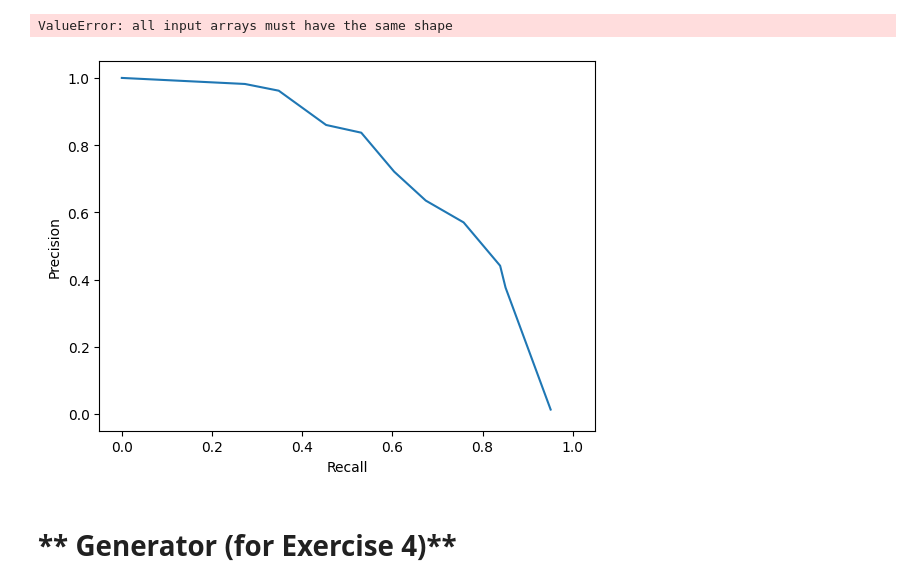
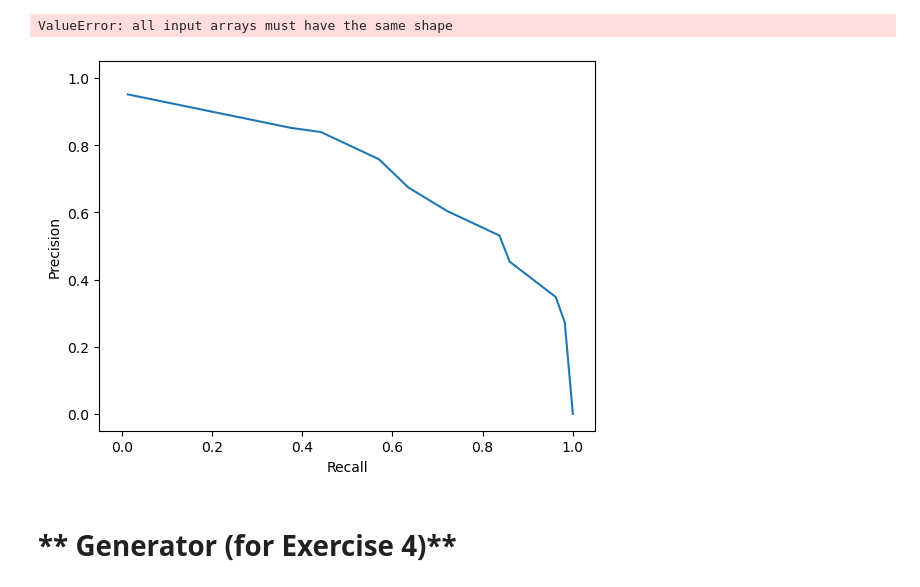
Before and after one commit to deredogo/debugging-exercises, a Jupyter notebook: debugging-ydk.ipynb, the cells around one changed output. Cells and saved outputs as stored; diff of their text form; code cells hidden in the pictures.

```diff
--- a/debugging-ydk.ipynb
+++ b/debugging-ydk.ipynb
@@ -293,35 +293,35 @@ def plot_data_corrected(csv_file_path: str):
             if row:
                 results.append([float(row[0]), float(row[1])])
 
         results = np.stack(results)
 
     # plot precision-recall curve
-    plt.plot(results[:, 1], results[:, 0])
+    plt.plot(results[:, 0], results[:, 1])
     plt.ylim([-0.05, 1.05])
     plt.xlim([-0.05, 1.05])
     plt.xlabel('Recall')
     plt.ylabel('Precision')
     plt.show()
 
 
 f = open("data_file.csv", "w")
 w = csv.writer(f)
 _ = w.writerow(["precision", "recall"])
 w.writerows([[0.013,0.951],
              [0.376,0.851],
              [0.441,0.839],
              [0.570,0.758],
              [0.635,0.674],
              [0.721,0.604],
              [0.837,0.531],
              [0.860,0.453],
              [0.962,0.348],
              [0.982,0.273],
              [1.0,0.0], ])
 f.close()
 plot_data_corrected('data_file.csv')
 # %% [output]
-[figure, old version]
+[figure, new version]
 # %% [markdown]
 <h1 id="generator-for-exercise-4">** Generator (for Exercise 4)**</h1>
 # %% [markdown]
```
